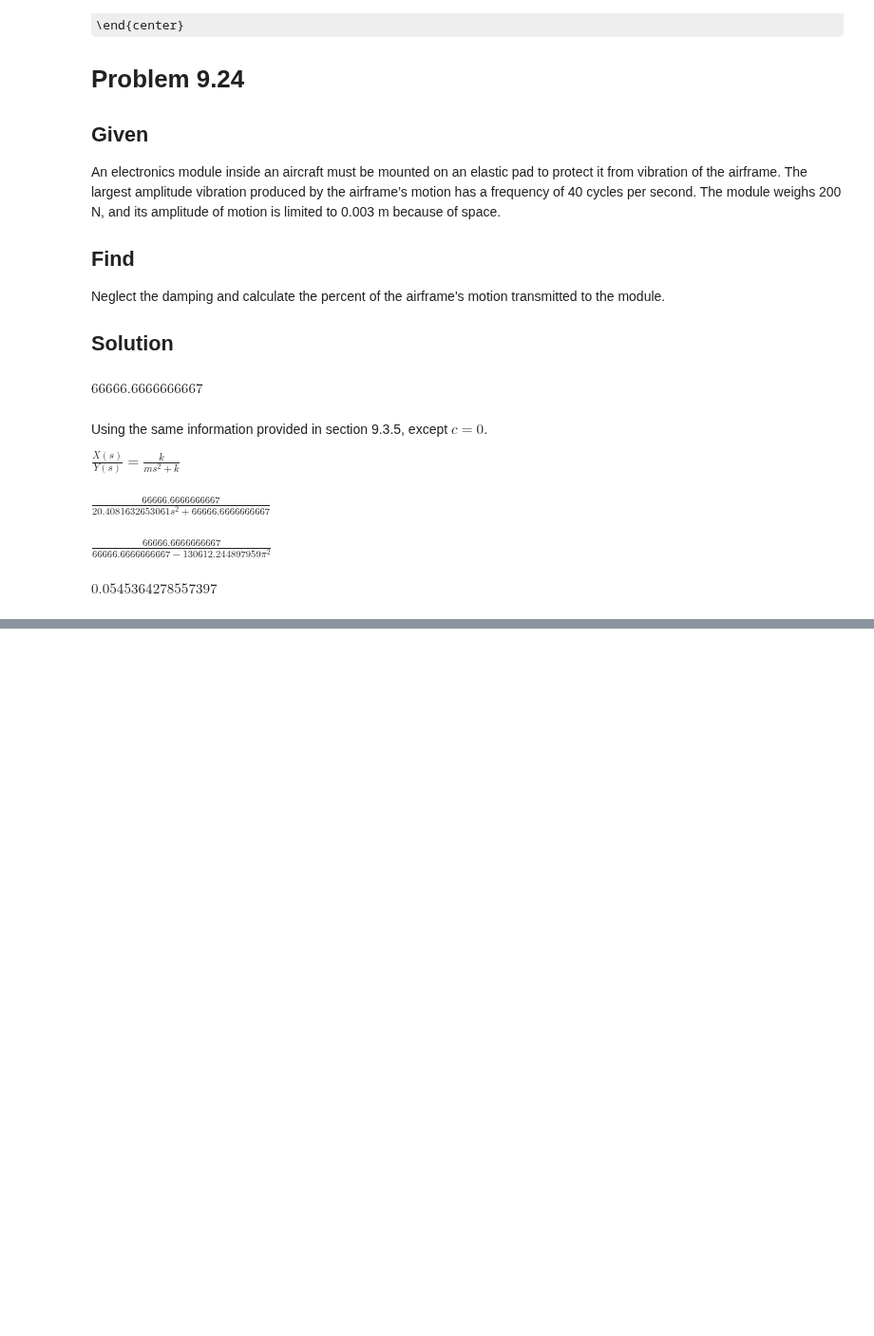
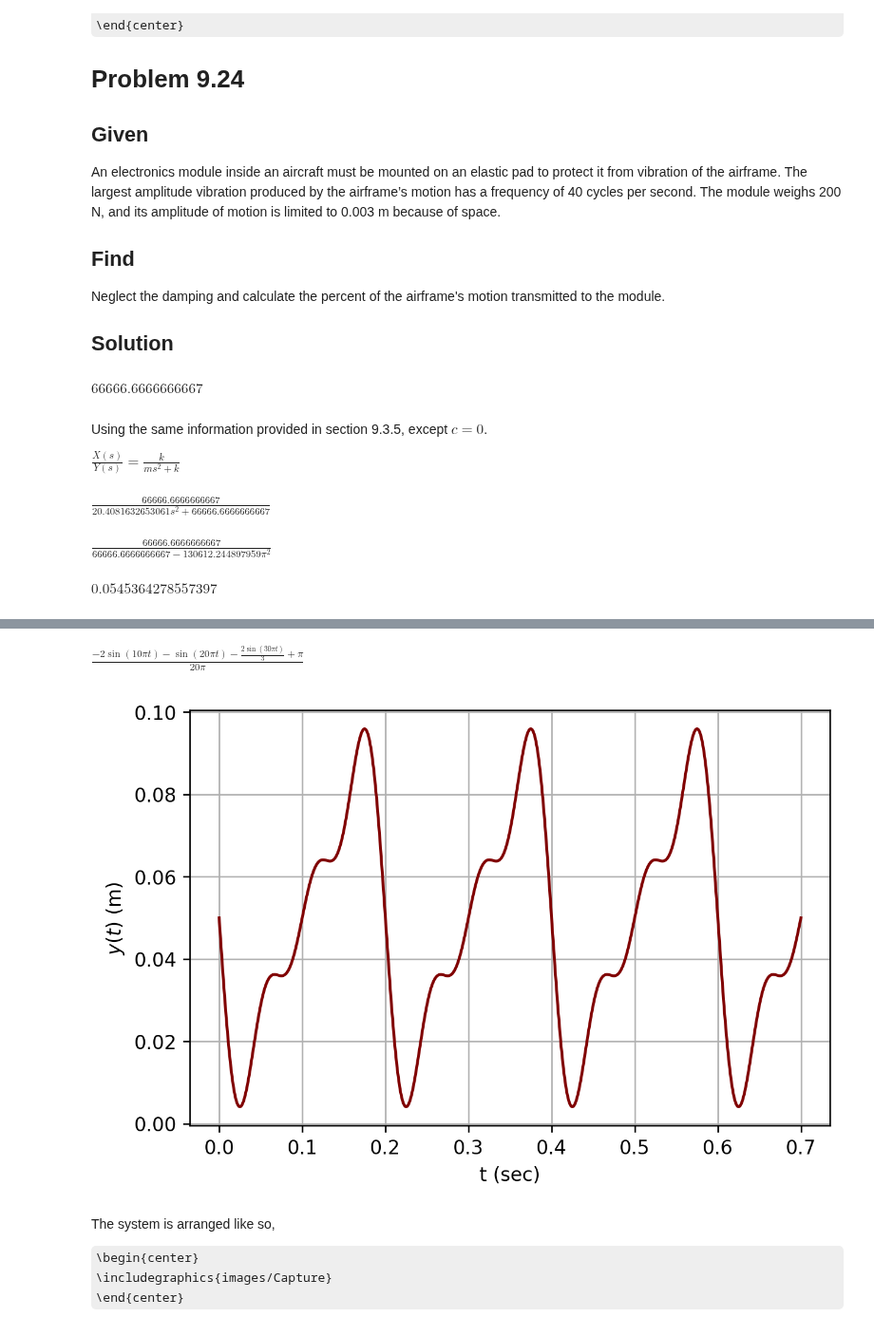
Before and after one commit to gabemorris12/Homework, a Jupyter notebook: Vibrations and Controls Homework 7.ipynb, the cells around one changed output, grey strips where cells are left out. Shown at 95% size. Drawn from its saved outputs; the diff is of its cells as text; code cells hidden in the pictures; some formulas as TeX source; blank space fills up the shorter version.

```diff
--- a/Vibrations and Controls Homework 7.ipynb
+++ b/Vibrations and Controls Homework 7.ipynb
@@ -127,0 +144,22 @@ $\displaystyle 0.0545364278557397$
+# %%
+N = 3
+sin_funcs = [sp.sin(A_*sp.pi*t)/(i + 1) for i, A_ in enumerate(range(10, 10*(N+1), 10))]
+y_t = 1/(20*sp.pi)*(sp.pi - 2*sum(sin_funcs))
+y_t
+# %% [output]
+$\displaystyle \frac{- 2 \sin{\left(10 \pi t \right)} - \sin{\left(20 \pi t \right)} - \frac{2 \sin{\left(30 \pi t \right)}}{3} + \pi}{20 \pi}$
+# %%
+y_t_lamb = sp.lambdify(t, y_t, modules='numpy')
+time = np.linspace(0, 0.7, 1000)
+plt.plot(time, y_t_lamb(time))
+plt.xlabel('t (sec)')
+plt.ylabel('$y(t)$ (m)')
+plt.show()
+# %% [output]
+[figure, added]
+# %% [markdown]
+The system is arranged like so,
+
+\begin{center}
+\includegraphics{images/Capture}
+\end{center}
```
Also changed, not shown: parts of 19 cells of this notebook, 2 other files.
